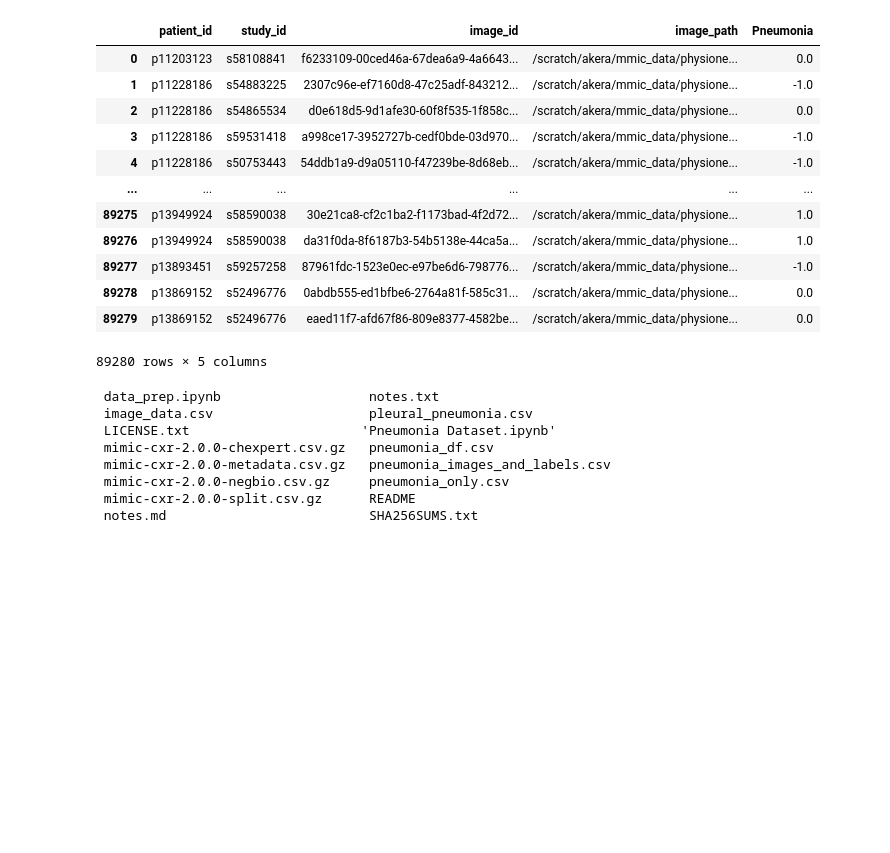
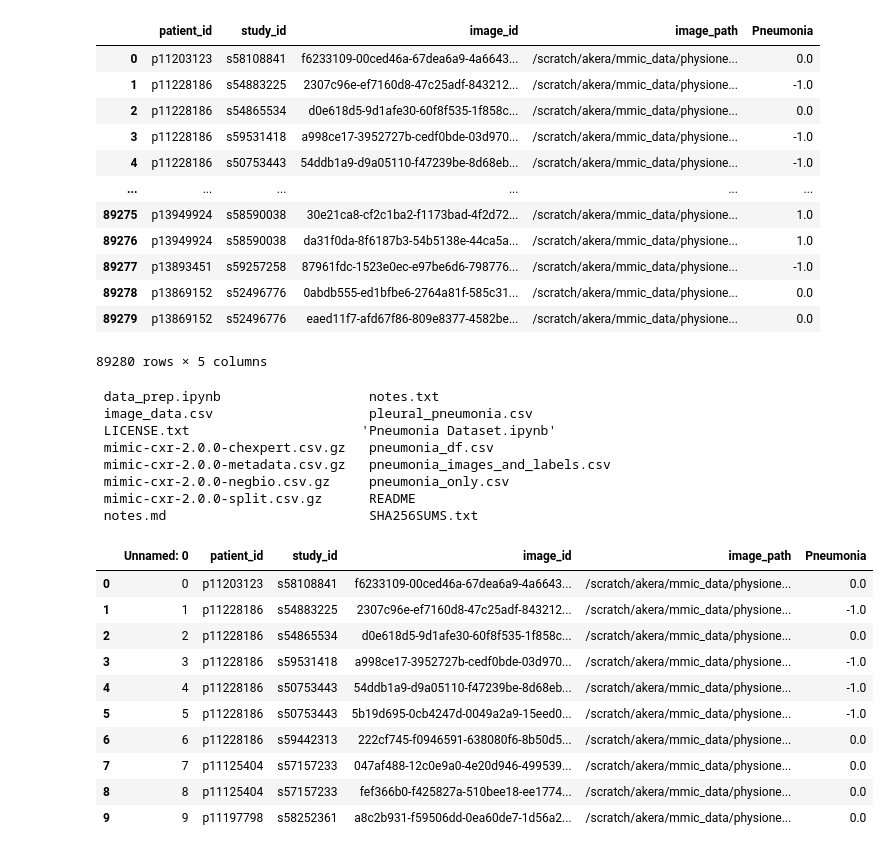
Before and after one commit to ak3ra/mimic_cxr, a Jupyter notebook: notebooks/Pneumonia_data_prep.ipynb, the cells around one changed output. Cells and saved outputs as stored; diff of their text form; code cells hidden in the pictures; blank space fills up the shorter version.

Commit message:
modified dataframe

```diff
--- a/notebooks/Pneumonia_data_prep.ipynb
+++ b/notebooks/Pneumonia_data_prep.ipynb
@@ -79,3 +81,18 @@ pneumonia_dataset.to_csv('pneumonia_images_and_labels.csv')
  mimic-cxr-2.0.0-negbio.csv.gz     pneumonia_only.csv
  mimic-cxr-2.0.0-split.csv.gz      README
  notes.md                          SHA256SUMS.txt
+# %%
+data = pd.read_csv('../output/pneumonia_images_and_labels.csv')
+data.head(10)
+# %% [output]
+|  | Unnamed: 0 | patient_id | study_id | image_id | image_path | Pneumonia |
+| 0 | 0 | p11203123 | s58108841 | f6233109-00ced46a-67dea6a9-4a6643... | /scratch/akera/mmic_data/physione... | 0.0 |
+| 1 | 1 | p11228186 | s54883225 | 2307c96e-ef7160d8-47c25adf-843212... | /scratch/akera/mmic_data/physione... | -1.0 |
+| 2 | 2 | p11228186 | s54865534 | d0e618d5-9d1afe30-60f8f535-1f858c... | /scratch/akera/mmic_data/physione... | 0.0 |
+| 3 | 3 | p11228186 | s59531418 | a998ce17-3952727b-cedf0bde-03d970... | /scratch/akera/mmic_data/physione... | -1.0 |
+| 4 | 4 | p11228186 | s50753443 | 54ddb1a9-d9a05110-f47239be-8d68eb... | /scratch/akera/mmic_data/physione... | -1.0 |
+| 5 | 5 | p11228186 | s50753443 | 5b19d695-0cb4247d-0049a2a9-15eed0... | /scratch/akera/mmic_data/physione... | -1.0 |
+| 6 | 6 | p11228186 | s59442313 | 222cf745-f0946591-638080f6-8b50d5... | /scratch/akera/mmic_data/physione... | 0.0 |
+| 7 | 7 | p11125404 | s57157233 | 047af488-12c0e9a0-4e20d946-499539... | /scratch/akera/mmic_data/physione... | 0.0 |
+| 8 | 8 | p11125404 | s57157233 | fef366b0-f425827a-510bee18-ee1774... | /scratch/akera/mmic_data/physione... | 0.0 |
+| 9 | 9 | p11197798 | s58252361 | a8c2b931-f59506dd-0ea60de7-1d56a2... | /scratch/akera/mmic_data/physione... | 0.0 |
```
Also changed, not shown: parts of 3 cells of this notebook, 1 other file.
